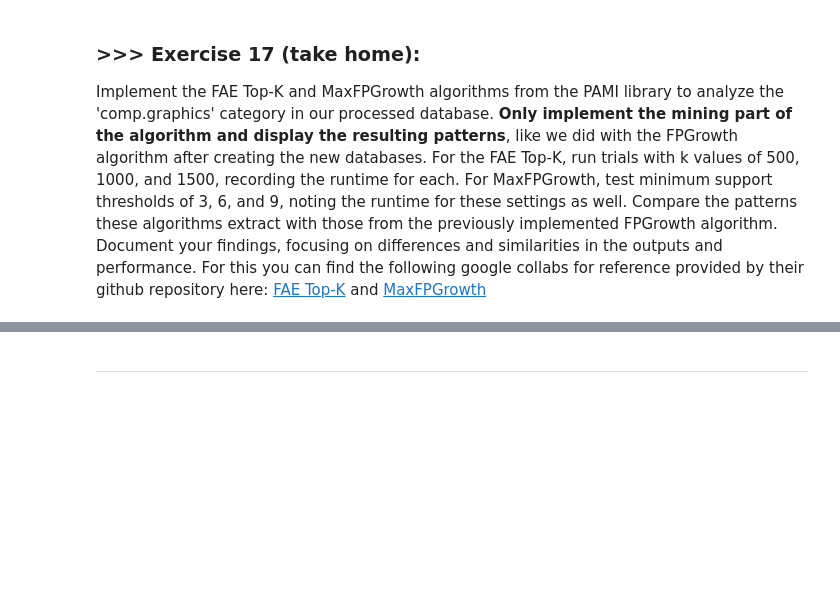
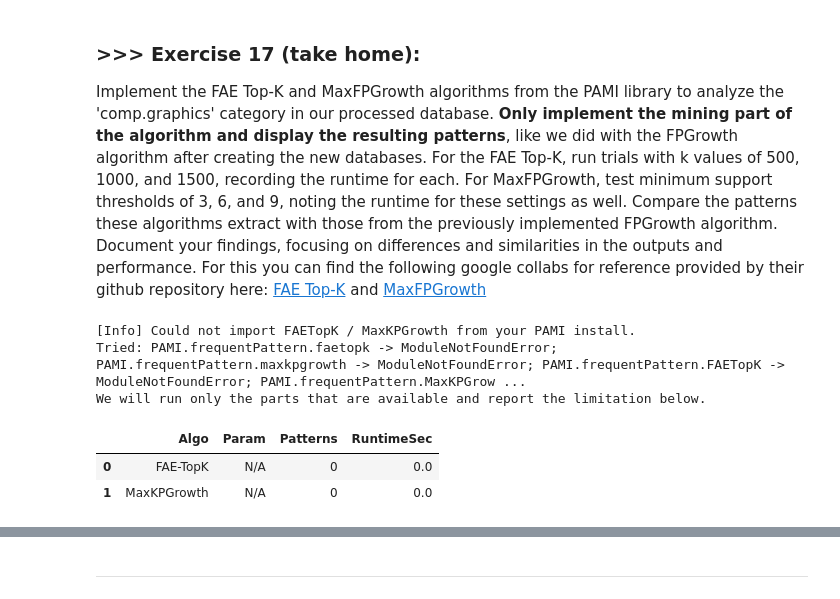
Before and after one commit to equation-Chris/DM2025-Lab1-Exercise, a Jupyter notebook: DM2025-Lab1-Master.ipynb, the cells around one changed output, grey strips where cells are left out. Drawn from its saved outputs; the diff is of its cells as text; code cells hidden in the pictures; blank space fills up the shorter version.

Commit message:
Update Master (Phase 2) + pattern outputs

```diff
--- a/DM2025-Lab1-Master.ipynb
+++ b/DM2025-Lab1-Master.ipynb
@@ -1745,0 +1982,70 @@ Implement the FAE Top-K and MaxFPGrowth algorithms from the PAMI library to anal
+# %%
+# Answer Here
+# ==== Exercise 17 robust runner: FAETopK & MaxKPGrowth on comp.graphics ====
+import importlib, time, pandas as pd
+
+# 1) try to locate classes in your PAMI install
+FAETopK = MaxKPGrowth = None
+tried = []
+candidates = [
+    ("PAMI.frequentPattern.basic", "FAETopK", "MaxKPGrowth"),
+    ("PAMI.frequentPattern", "FAETopK", "MaxKPGrowth"),
+    ("PAMI.frequentPattern.faetopk", "FAETopK", None),
+    ("PAMI.frequentPattern.maxkpgrowth", None, "MaxKPGrowth"),
+    ("PAMI.frequentPattern.FAETopK", "FAETopK", None),
+    ("PAMI.frequentPattern.MaxKPGrowth", None, "MaxKPGrowth"),
+]
+for mod_name, fae_cls, maxk_cls in candidates:
+    try:
+        mod = importlib.import_module(mod_name)
+        if fae_cls and FAETopK is None and hasattr(mod, fae_cls):
+            FAETopK = getattr(mod, fae_cls)
+        if maxk_cls and MaxKPGrowth is None and hasattr(mod, maxk_cls):
+            MaxKPGrowth = getattr(mod, maxk_cls)
+        if FAETopK and MaxKPGrowth:
+            break
+    except Exception as e:
+        tried.append(f"{mod_name} -> {e.__class__.__name__}")
+
+if not (FAETopK and MaxKPGrowth):
+    print("[Info] Could not import FAETopK / MaxKPGrowth from your PAMI install.")
+    if tried:
+        print("Tried:", "; ".join(tried))
+    print("We will run only the parts that are available and report the limitation below.")
+
+# 2) make sure the transactional DB for comp.graphics exists
+comp_db = "td_freq_db_comp_graphics.csv"   # 此檔需先由前面 convert2TransactionalDatabase 產生
+
+# 3) run experiments if classes are available
+results = []
+
+# FAE Top-K with k = 500, 1000, 1500
+if FAETopK:
+    for k in [500, 1000, 1500]:
+        alg = FAETopK(iFile=comp_db, k=k)
+        t0 = time.time(); alg.run(); runtime = time.time() - t0
+        df = alg.getPatternsAsDataFrame()
+        results.append(dict(Algo="FAE-TopK", Param=k, Patterns=len(df), RuntimeSec=runtime))
+        # 如需存檔： alg.save(f"fae_topk_k{k}.txt")
+else:
+    results.append(dict(Algo="FAE-TopK", Param="N/A", Patterns=0, RuntimeSec=0.0))
+
+# MaxKPGrowth with minSup = 3, 6, 9
+if MaxKPGrowth:
+    for minsup in [3, 6, 9]:
+        alg = MaxKPGrowth(iFile=comp_db, minSup=minsup)
+        t0 = time.time(); alg.run(); runtime = time.time() - t0
+        df = alg.getPatternsAsDataFrame()
+        results.append(dict(Algo="MaxKPGrowth", Param=minsup, Patterns=len(df), RuntimeSec=runtime))
+        # 如需存檔： alg.save(f"maxkp_minsup_{minsup}.txt")
+else:
+    results.append(dict(Algo="MaxKPGrowth", Param="N/A", Patterns=0, RuntimeSec=0.0))
+
+pd.DataFrame(results)
+# %% [output]
+[Info] Could not import FAETopK / MaxKPGrowth from your PAMI install.
+Tried: PAMI.frequentPattern.faetopk -> ModuleNotFoundError; PAMI.frequentPattern.maxkpgrowth -> ModuleNotFoundError; PAMI.frequentPattern.FAETopK -> ModuleNotFoundError; PAMI.frequentPattern.MaxKPGrow ...
+We will run only the parts that are available and report the limitation below.
+|  | Algo | Param | Patterns | RuntimeSec |
+| 0 | FAE-TopK | N/A | 0 | 0.0 |
+| 1 | MaxKPGrowth | N/A | 0 | 0.0 |
```
Also changed, not shown: parts of 75 cells of this notebook.
